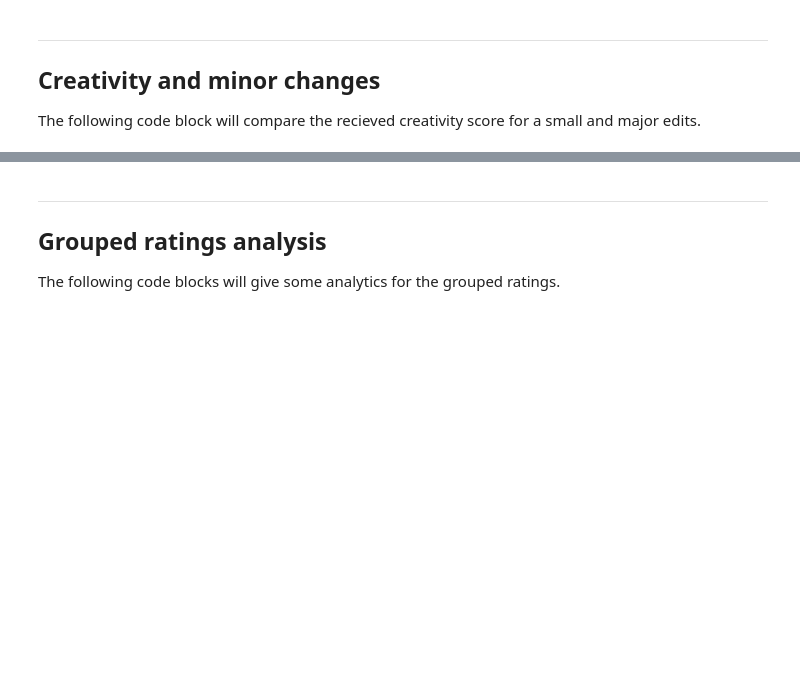
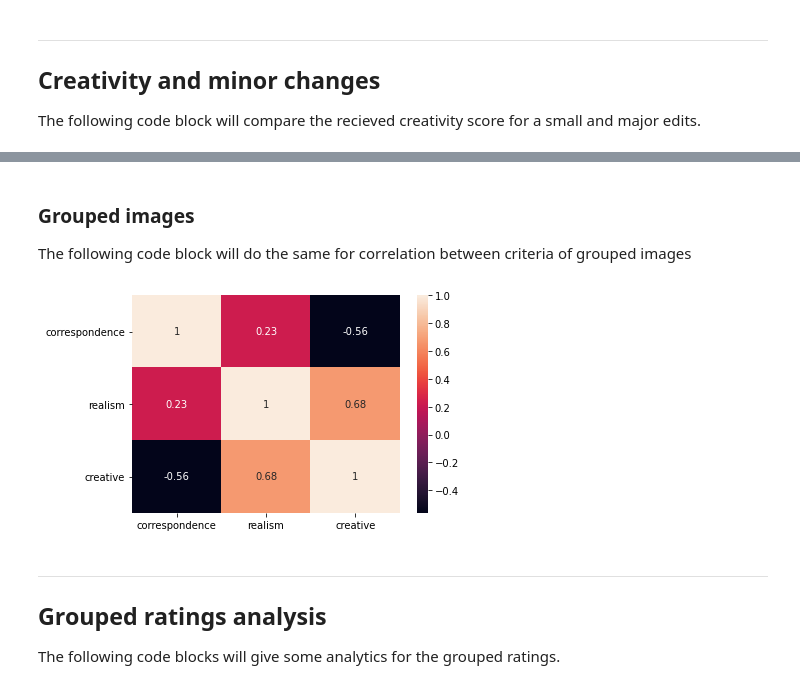
Before and after one commit to pikawika/VUB-CC-Project, a Jupyter notebook: Results/Result_analysis.ipynb, the cells around one changed output, grey strips where cells are left out. Cells and saved outputs as stored; diff of their text form; code cells hidden in the pictures; blank space fills up the shorter version.

```diff
--- a/Results/Result_analysis.ipynb
+++ b/Results/Result_analysis.ipynb
@@ -554,3 +621,16 @@ plt.show()
+# %% [markdown]
+### Grouped images
+
+The following code block will do the same for correlation between criteria of grouped images
+# %%
+ratings_grouped_averaged = ratings_grouped.drop(['participant_id', 'note'], axis=1)
+ratings_grouped_averaged = ratings_grouped_averaged.groupby(['image_id']).mean()
+
+sn.heatmap(ratings_grouped_averaged.corr(), annot=True)
+plt.savefig("Graphs/Correlation/grouped_images", dpi=300, bbox_inches='tight')
+plt.show()
+# %% [output]
+[figure, added]
 # %% [markdown]
 <hr>
 
```
Also changed, not shown: parts of 7 cells of this notebook, 7 other files.
